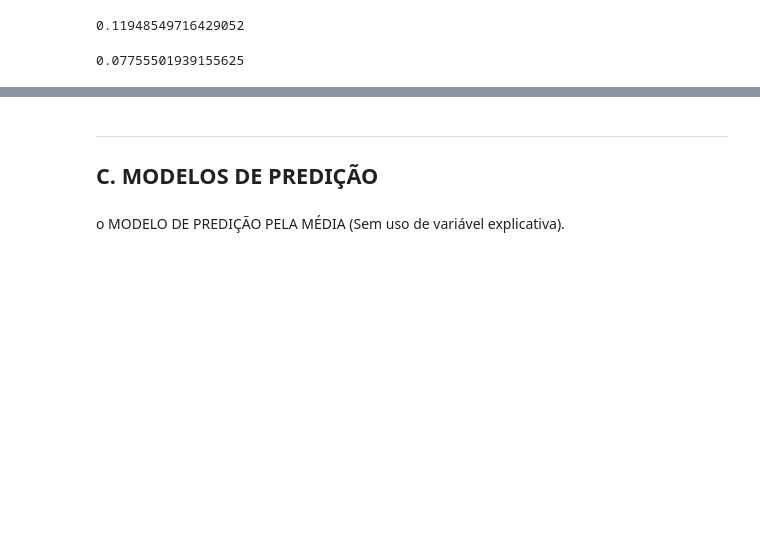
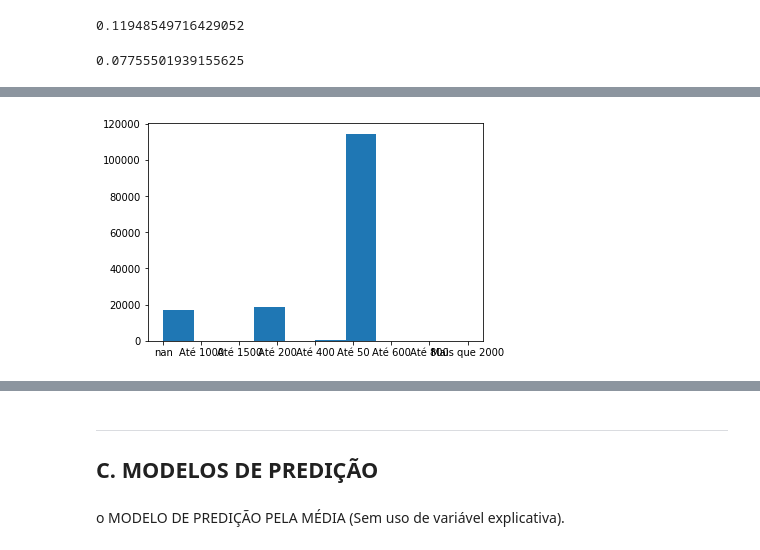
Before and after one commit to FidyBack/projeto_Cdata, a Jupyter notebook: Projeto3 Layout.ipynb, the cells around one changed output, grey strips where cells are left out. Cells and saved outputs as stored; diff of their text form; code cells hidden in the pictures; blank space fills up the shorter version.

```diff
--- a/Projeto3 Layout.ipynb
+++ b/Projeto3 Layout.ipynb
@@ -214,0 +219,4 @@ x.Frequencia.corr(x.points)
+# %%
+plt.hist(x["Preço"]);
+# %% [output]
+[figure, added]
```
Also changed, not shown: parts of 2 cells of this notebook.
